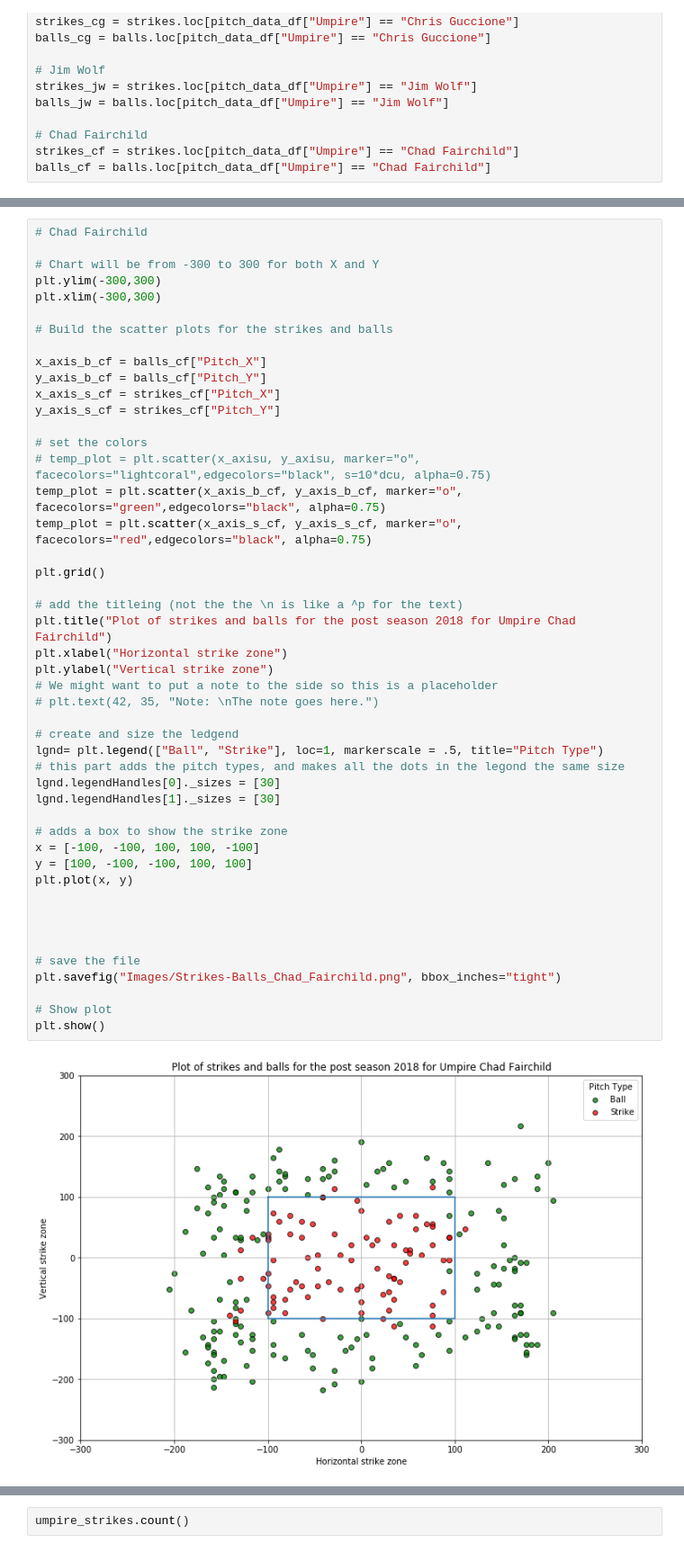
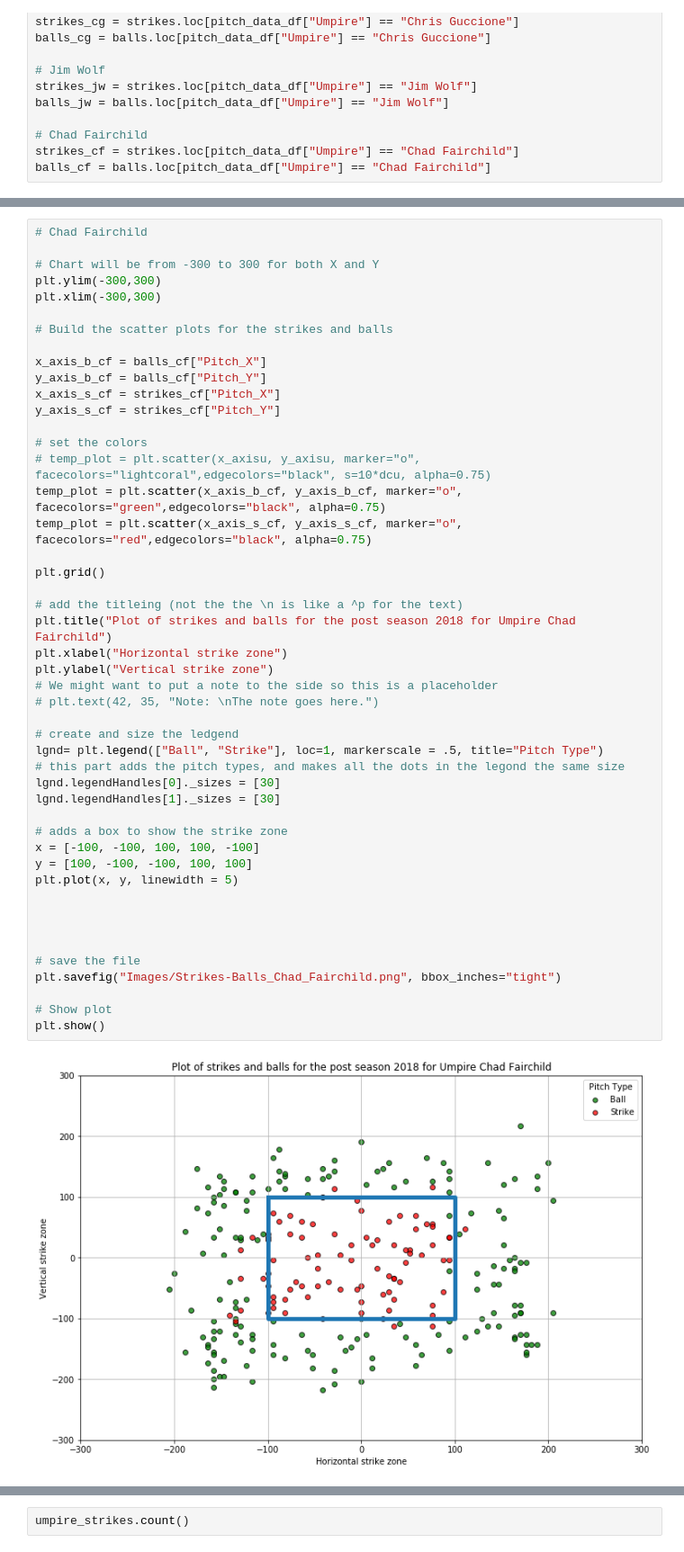
Before and after one commit to ForrestMcDougal/MLB-Postseason-Umpire-Analysis, a Jupyter notebook: Charts.ipynb, the cells around one changed output, grey strips where cells are left out. Shown at 90% size. Saved outputs shown, nothing was run; the diff lists cells and outputs as text.

```diff
--- a/Charts.ipynb
+++ b/Charts.ipynb
@@ -320,35 +320,35 @@ temp_plot = plt.scatter(x_axis_b_cf, y_axis_b_cf, marker="o", facecolors="green"
 temp_plot = plt.scatter(x_axis_s_cf, y_axis_s_cf, marker="o", facecolors="red",edgecolors="black", alpha=0.75)
 
 plt.grid()
 
 # add the titleing (not the the \n is like a ^p for the text)
 plt.title("Plot of strikes and balls for the post season 2018 for Umpire Chad Fairchild")
 plt.xlabel("Horizontal strike zone")
 plt.ylabel("Vertical strike zone")
 # We might want to put a note to the side so this is a placeholder
 # plt.text(42, 35, "Note: \nThe note goes here.")
 
 # create and size the ledgend
 lgnd= plt.legend(["Ball", "Strike"], loc=1, markerscale = .5, title="Pitch Type")
 # this part adds the pitch types, and makes all the dots in the legond the same size
 lgnd.legendHandles[0]._sizes = [30]
 lgnd.legendHandles[1]._sizes = [30]
 
 # adds a box to show the strike zone
 x = [-100, -100, 100, 100, -100]
 y = [100, -100, -100, 100, 100]
-plt.plot(x, y)
+plt.plot(x, y, linewidth = 5)
 
 
 
 
 # save the file
 plt.savefig("Images/Strikes-Balls_Chad_Fairchild.png", bbox_inches="tight")
 
 # Show plot
 plt.show()
 # %% [output]
-[figure, old version]
+[figure, new version]
 # %%
 # list of each umpires strikes
 umpire_strikes = strikes['Umpire'].value_counts()
```
Also changed, not shown: parts of 7 cells of this notebook.
